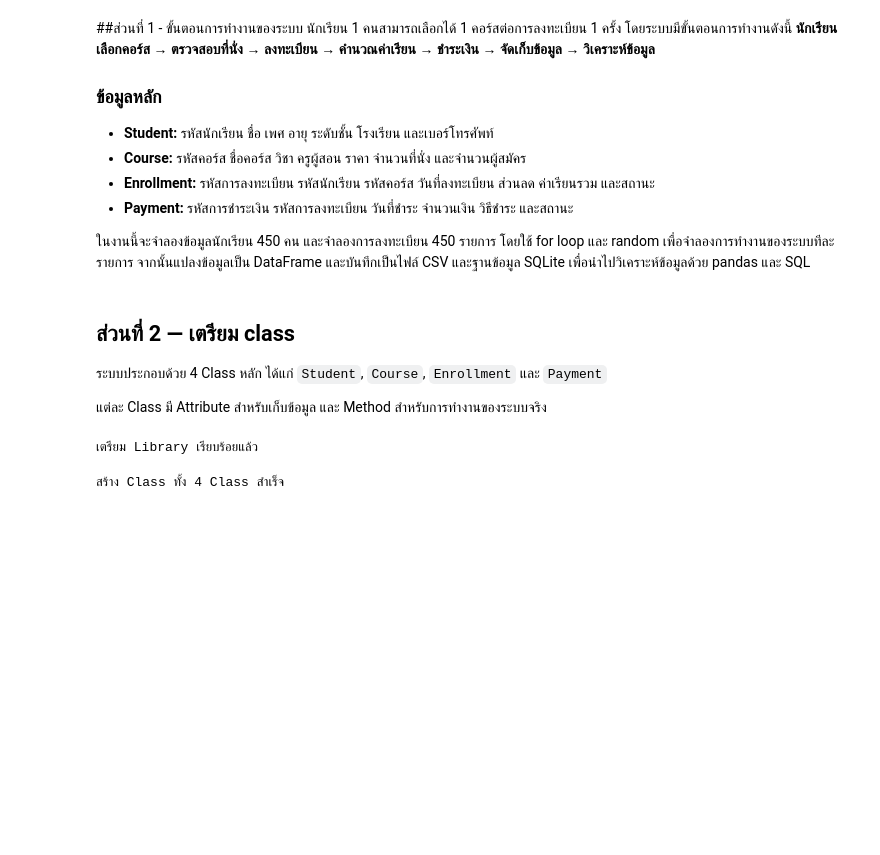
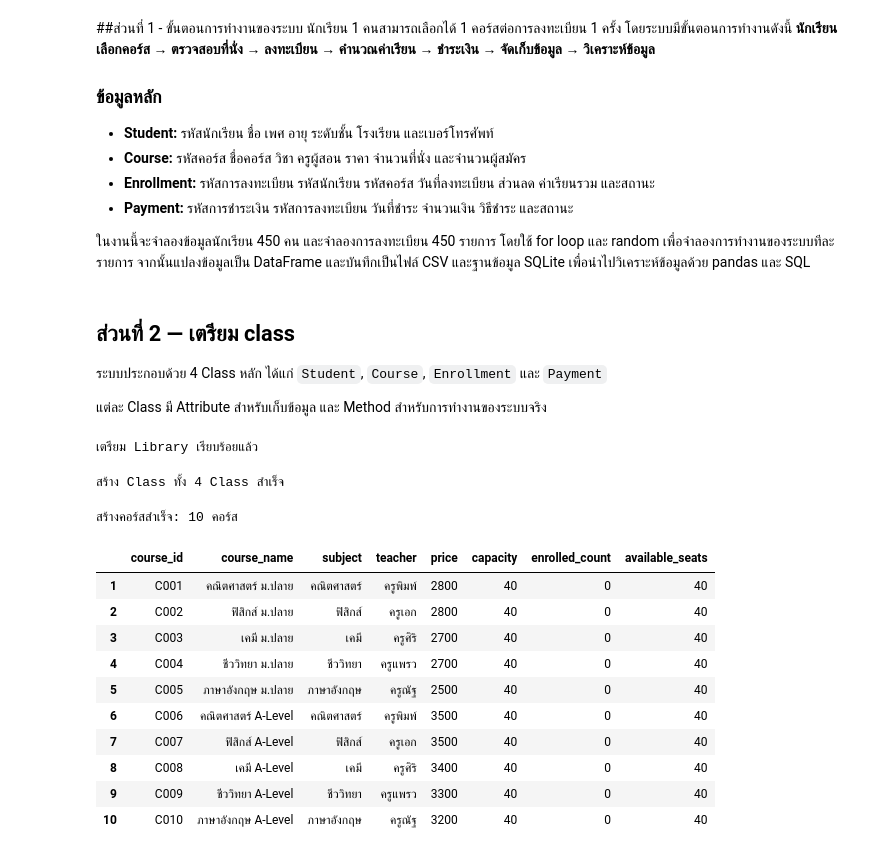
Before and after one commit to stylekkm051049-bit/damo, a Jupyter notebook: ระบบโรงเรียนกวดวิชา.ipynb, the cells around one changed output. Drawn from its saved outputs; the diff is of its cells as text; code cells hidden in the pictures; blank space fills up the shorter version.

```diff
--- a/ระบบโรงเรียนกวดวิชา.ipynb
+++ b/ระบบโรงเรียนกวดวิชา.ipynb
@@ -133,0 +314,40 @@ print("สร้าง Class ทั้ง 4 Class สำเร็จ")
+# %%
+#สร้าง Course Object จาก COURSE_MASTER
+courses = {}
+
+for data in COURSE_MASTER:
+  course = Course(data["course_id"], data["course_name"], data["subject"], data["teacher"], data["price"], data["max_seat"],)
+  courses[course.course_id] = course
+
+print("สร้างคอร์สสำเร็จ:", len(courses), "คอร์ส")
+# %% [output]
+สร้างคอร์สสำเร็จ: 10 คอร์ส
+# %%
+df = pd.DataFrame([
+    {
+        "course_id": c.course_id,
+        "course_name": c.course_name,
+        "subject": c.subject,
+        "teacher": c.teacher,
+        "price": c.price,
+        "capacity": c.capacity,
+        "enrolled_count": c.enrolled_count,
+        "available_seats": c.available_seats()
+    }
+    for c in courses.values() ])
+
+df.index = df.index + 1
+
+display(df)
+# %% [output]
+|  | course_id | course_name | subject | teacher | price | capacity | enrolled_count | available_seats |
+| 1 | C001 | คณิตศาสตร์ ม.ปลาย | คณิตศาสตร์ | ครูพิมพ์ | 2800 | 40 | 0 | 40 |
+| 2 | C002 | ฟิสิกส์ ม.ปลาย | ฟิสิกส์ | ครูเอก | 2800 | 40 | 0 | 40 |
+| 3 | C003 | เคมี ม.ปลาย | เคมี | ครูศิริ | 2700 | 40 | 0 | 40 |
+| 4 | C004 | ชีววิทยา ม.ปลาย | ชีววิทยา | ครูแพรว | 2700 | 40 | 0 | 40 |
+| 5 | C005 | ภาษาอังกฤษ ม.ปลาย | ภาษาอังกฤษ | ครูณัฐ | 2500 | 40 | 0 | 40 |
+| 6 | C006 | คณิตศาสตร์ A-Level | คณิตศาสตร์ | ครูพิมพ์ | 3500 | 40 | 0 | 40 |
+| 7 | C007 | ฟิสิกส์ A-Level | ฟิสิกส์ | ครูเอก | 3500 | 40 | 0 | 40 |
+| 8 | C008 | เคมี A-Level | เคมี | ครูศิริ | 3400 | 40 | 0 | 40 |
+| 9 | C009 | ชีววิทยา A-Level | ชีววิทยา | ครูแพรว | 3300 | 40 | 0 | 40 |
+| 10 | C010 | ภาษาอังกฤษ A-Level | ภาษาอังกฤษ | ครูณัฐ | 3200 | 40 | 0 | 40 |
```
Also changed, not shown: parts of 10 cells of this notebook.
